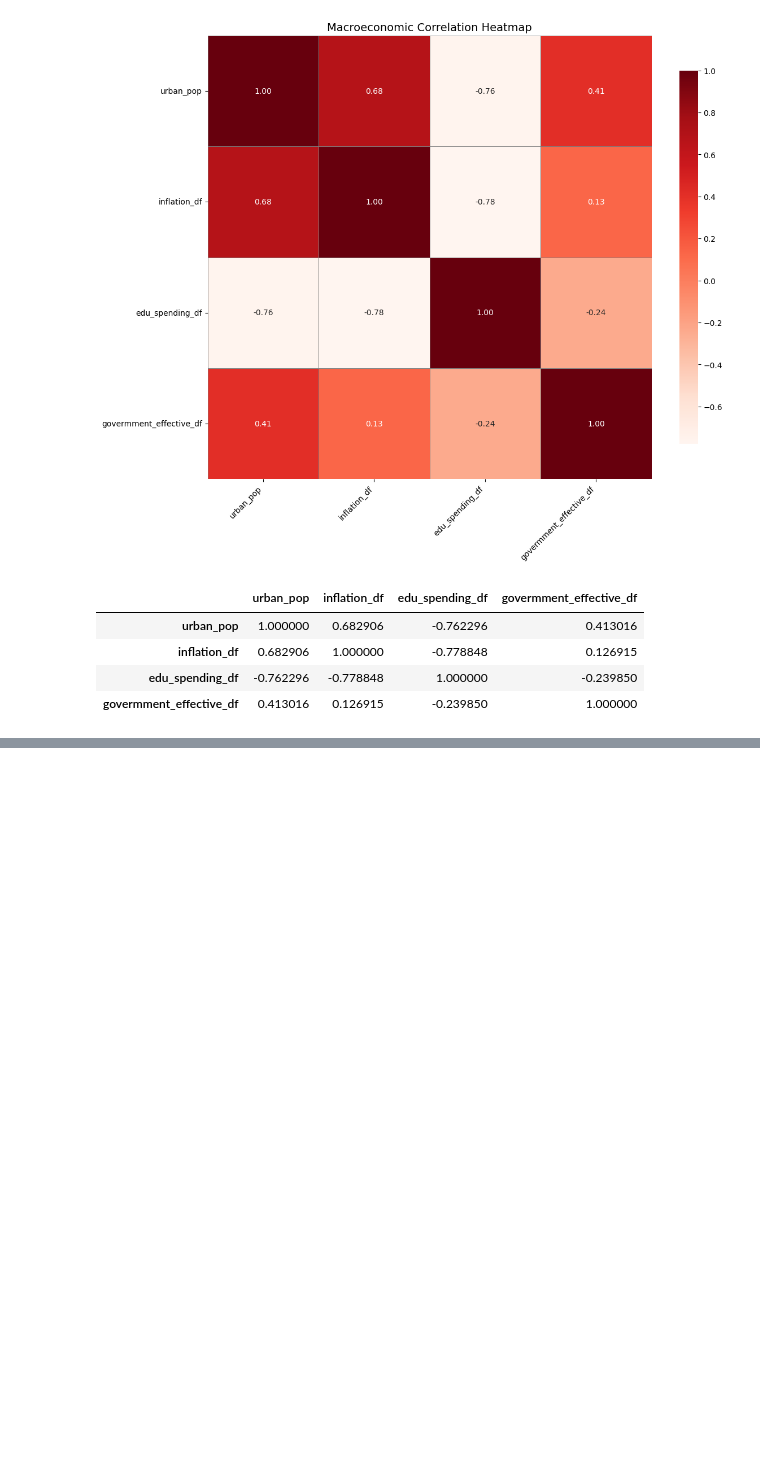
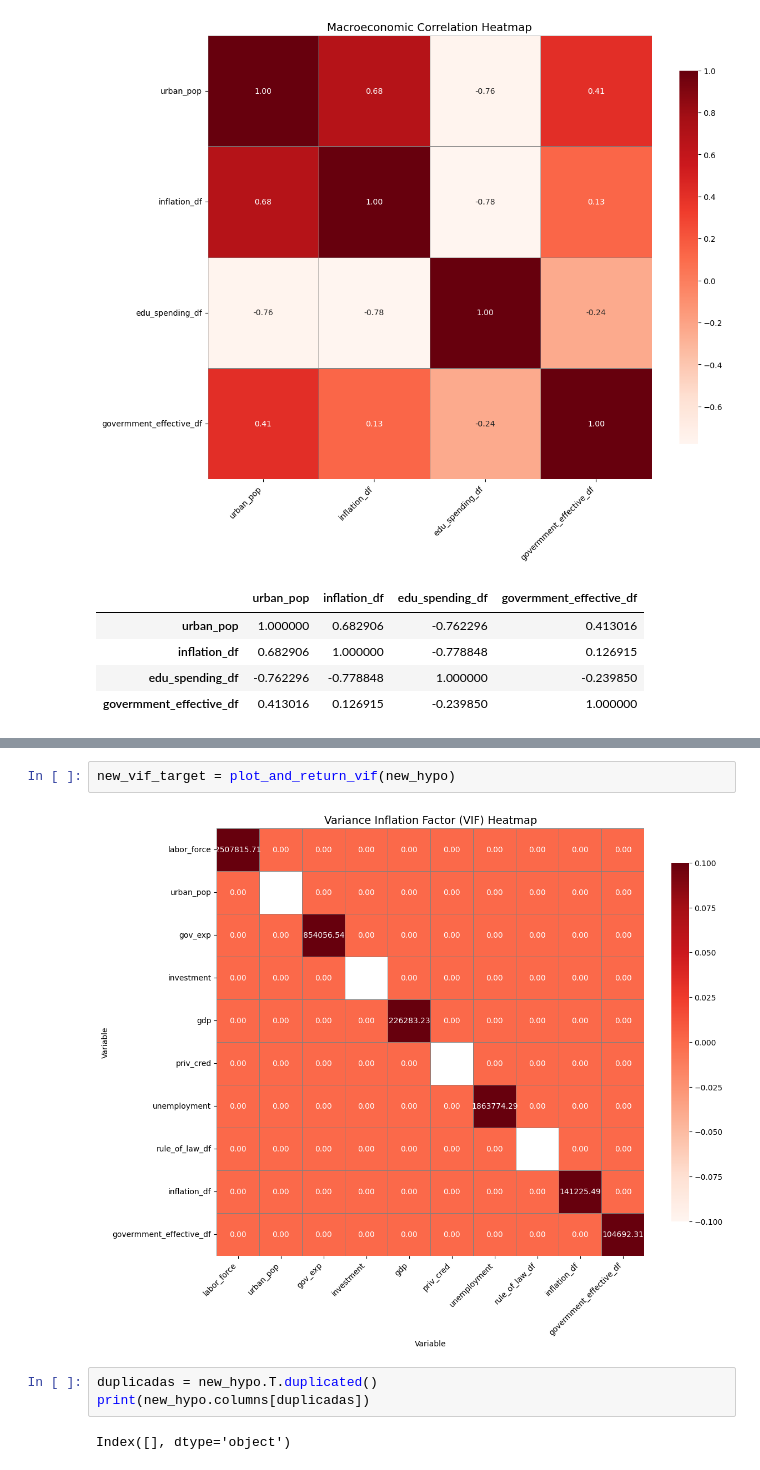
Before and after one commit to acostadlucas/mcs-red, a Jupyter notebook: hypothesis_test/hypothesis_test_33.ipynb, the cells around one changed output, grey strips where cells are left out. Drawn from its saved outputs; the diff is of its cells as text; blank space fills up the shorter version.

```diff
--- a/hypothesis_test/hypothesis_test_33.ipynb
+++ b/hypothesis_test/hypothesis_test_33.ipynb
@@ -481,0 +315,9 @@ select_informative_features(australia_profile_2015.corr(), max_redundancy=0.85)
+# %%
+new_vif_target = plot_and_return_vif(new_hypo)
+# %% [output]
+[figure, added]
+# %%
+duplicadas = new_hypo.T.duplicated()
+print(new_hypo.columns[duplicadas])
+# %% [output]
+Index([], dtype='object')
```
Also changed, not shown: parts of 18 cells of this notebook, 1 other file.
